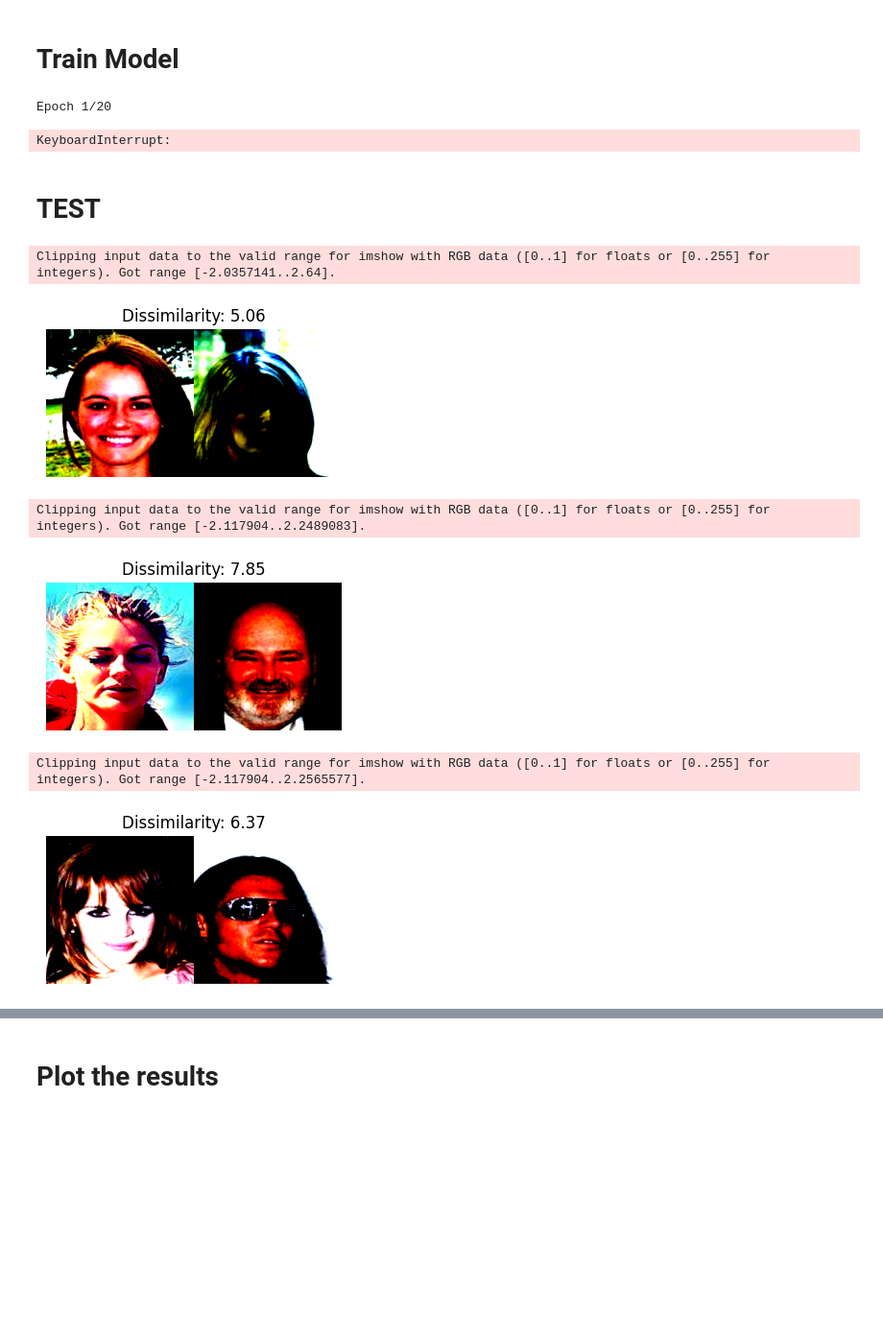
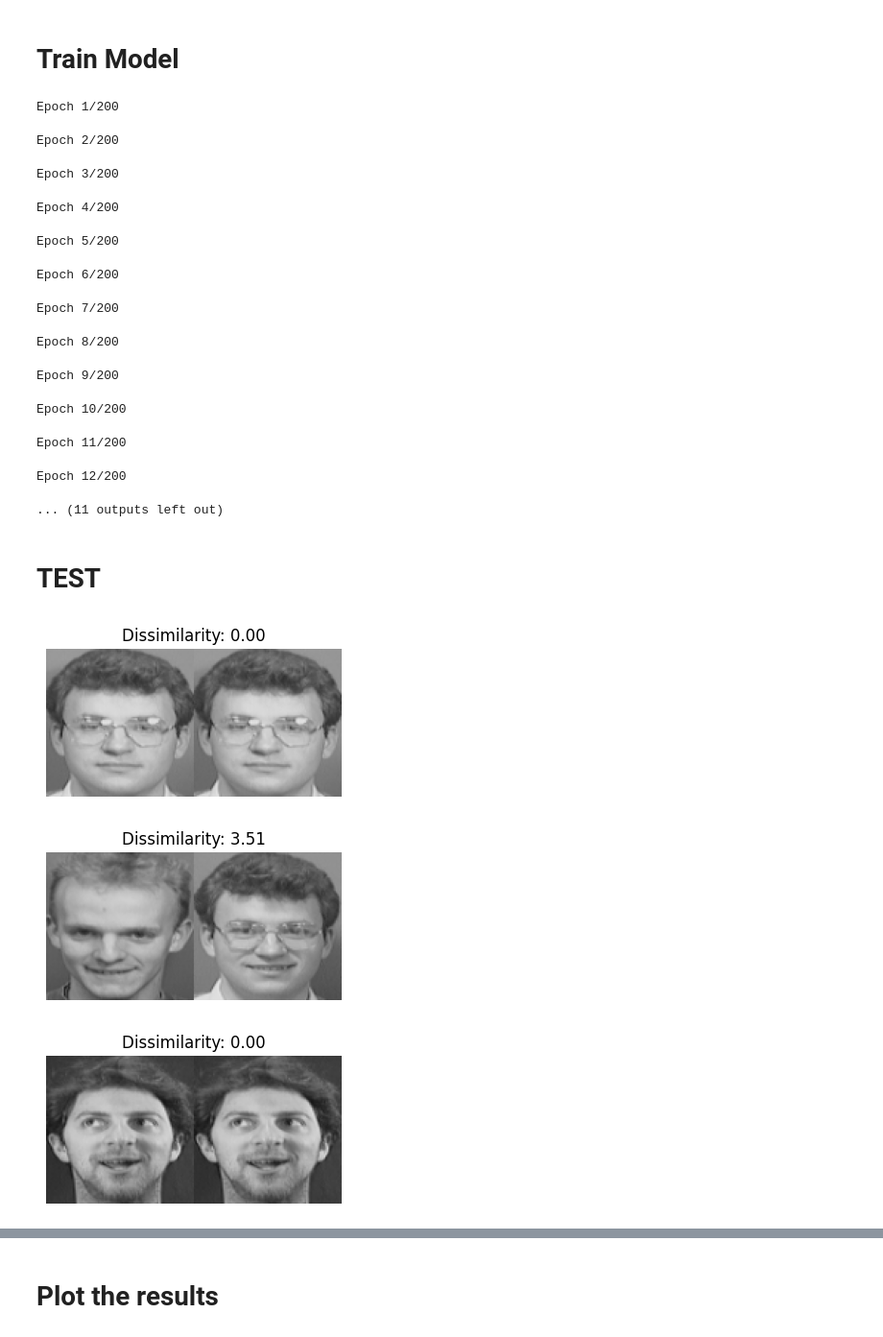
Before and after one commit to armanniaruhi/RAML, a Jupyter notebook: main.ipynb, the cells around one changed output, grey strips where cells are left out. Shown at 96% size. Cells and saved outputs as stored; diff of their text form; code cells hidden in the pictures; blank space fills up the shorter version.

Commit message:
test training

```diff
--- a/main.ipynb
+++ b/main.ipynb
@@ -112,13 +112,13 @@ else:
     # Initialize the network
     siamese_dataset = SiameseNetworkDataset(imageFolderDataset=folder_dataset,
                                             transform=transformation)
-    train_loader = DataLoader(siamese_dataset, shuffle=True, num_workers=8, batch_size=64)
+    train_loader = DataLoader(siamese_dataset, shuffle=True, num_workers=0, batch_size=BATCH_SIZE)
 
     # Locate the test dataset and load it into the SiameseNetworkDataset
     folder_dataset_test = datasets.ImageFolder(root="data/v2/data/faces/testing/")
     siamese_dataset = SiameseNetworkDataset(imageFolderDataset=folder_dataset_test,
                                             transform=transformation)
-    test_dataloader = DataLoader(siamese_dataset, num_workers=2, batch_size=1, shuffle=True)
+    test_loader = DataLoader(siamese_dataset, num_workers=0, batch_size=1, shuffle=True)
 # %%
 import matplotlib.pyplot as plt
 import torch
@@ -127,7 +127,7 @@ plt.figure(figsize=(15, 3))
 
 for i in range(5):
     sample = test_loader.dataset[i]
-    image, label = sample[0], sample[4]  # image is first, label is fifth
+    image, label = sample[0], sample[3]  # image is first, label is fifth
 
     # Convert image to numpy
     if isinstance(image, torch.Tensor):
@@ -173,11 +173,11 @@ loss_type = LOSS_TYPE
 if loss_type == "contrastive":
     criterion = ContrastiveLoss(margin=20).to(DEVICE)
 elif loss_type == "arcface":
-    criterion = ArcFaceLoss(num_classes=20000, embedding_size=256).to(DEVICE)
+    criterion = ArcFaceLoss(num_classes=NUM_IDENTITY, embedding_size=256).to(DEVICE)
 elif loss_type == "multisimilarity":
     import pytorch_metric_learning.losses as losses
     criterion = losses.MultiSimilarityLoss(alpha=2, beta=50, base=0.5).to(DEVICE)
-optimizer = torch.optim.AdamW(net.parameters(), lr=0.0005)
+optimizer = torch.optim.Adam(net.parameters(), lr=0.0009)
 # %%
 # Showing images
 def imshow(img, text=None):
@@ -218,10 +218,11 @@ from tqdm import tqdm
 counter = []
 loss_history = []
 iteration_number = 0
-cum_loss = 0
+NUM_EPOCHS = 200
 
 # Iterate through the epochs
 for epoch in range(NUM_EPOCHS):
+    cum_loss = 0
     print(f"\nEpoch {epoch + 1}/{NUM_EPOCHS}")
 
     # tqdm progress bar for batches
@@ -260,8 +261,19 @@ for epoch in range(NUM_EPOCHS):
 
 show_plot(counter, loss_history)
 # %% [output]
-Epoch 1/20
+Epoch 1/200
-KeyboardInterrupt:
+Epoch 2/200
+Epoch 3/200
+Epoch 4/200
+Epoch 5/200
+Epoch 6/200
+Epoch 7/200
+Epoch 8/200
+Epoch 9/200
+Epoch 10/200
+Epoch 11/200
+Epoch 12/200
+... (11 outputs left out)
 # %% [markdown]
 # TEST
 # %%
@@ -271,42 +283,38 @@ def imshow(img, title=None):
     plt.axis("off")
     if title:
         plt.title(title)
     plt.imshow(np.transpose(npimg, (1, 2, 0)))
     plt.show()
 
 import torch
 import torch.nn.functional as F
 
 # Assuming your model class is defined as 'Net' (replace with your actual class)
-net = SiameseNetwork()
+net = SiameseNetwork().to(DEVICE)
 checkpoint = torch.load('models/siamese_checkpoint.pth', map_location=DEVICE)
 net.load_state_dict(checkpoint['model_state_dict'])
 
 # Set your model to eval mode
 net.eval()
 
 for i in range(3):
     # Get one sample (batch of 1)
-    img1, _, _, label1, _ = next(iter(test_loader))
-    img2, _, _, label2, _ = next(iter(test_loader))
+    img1, img2, _, label1, label2 = next(iter(test_loader))
 
     # Optional: move to GPU if needed
 
     # Get embeddings
     with torch.no_grad():
         emb1, emb2 = net(img1.to(DEVICE), img2.to(DEVICE))
         euclidean_distance = F.pairwise_distance(emb1, emb2)
 
     # Concatenate images for display
     concatenated = torch.cat((img1[0], img2[0]), 2)  # side by side: concat on width (dim=2)
     imshow(torchvision.utils.make_grid(concatenated), f'Dissimilarity: {euclidean_distance.item():.2f}')
 # %% [output]
-Clipping input data to the valid range for imshow with RGB data ([0..1] for floats or [0..255] for integers). Got range [-2.0357141..2.64].
-[figure, old version]
+[figure, new version]
-Clipping input data to the valid range for imshow with RGB data ([0..1] for floats or [0..255] for integers). Got range [-2.117904..2.2489083].
-[figure, old version]
+[figure, new version]
-Clipping input data to the valid range for imshow with RGB data ([0..1] for floats or [0..255] for integers). Got range [-2.117904..2.2565577].
-[figure, old version]
+[figure, new version]
 # %%
 # CHAT TEST
 from collections import defaultdict
```
Also changed, not shown: parts of 5 cells of this notebook, 1 other file.
